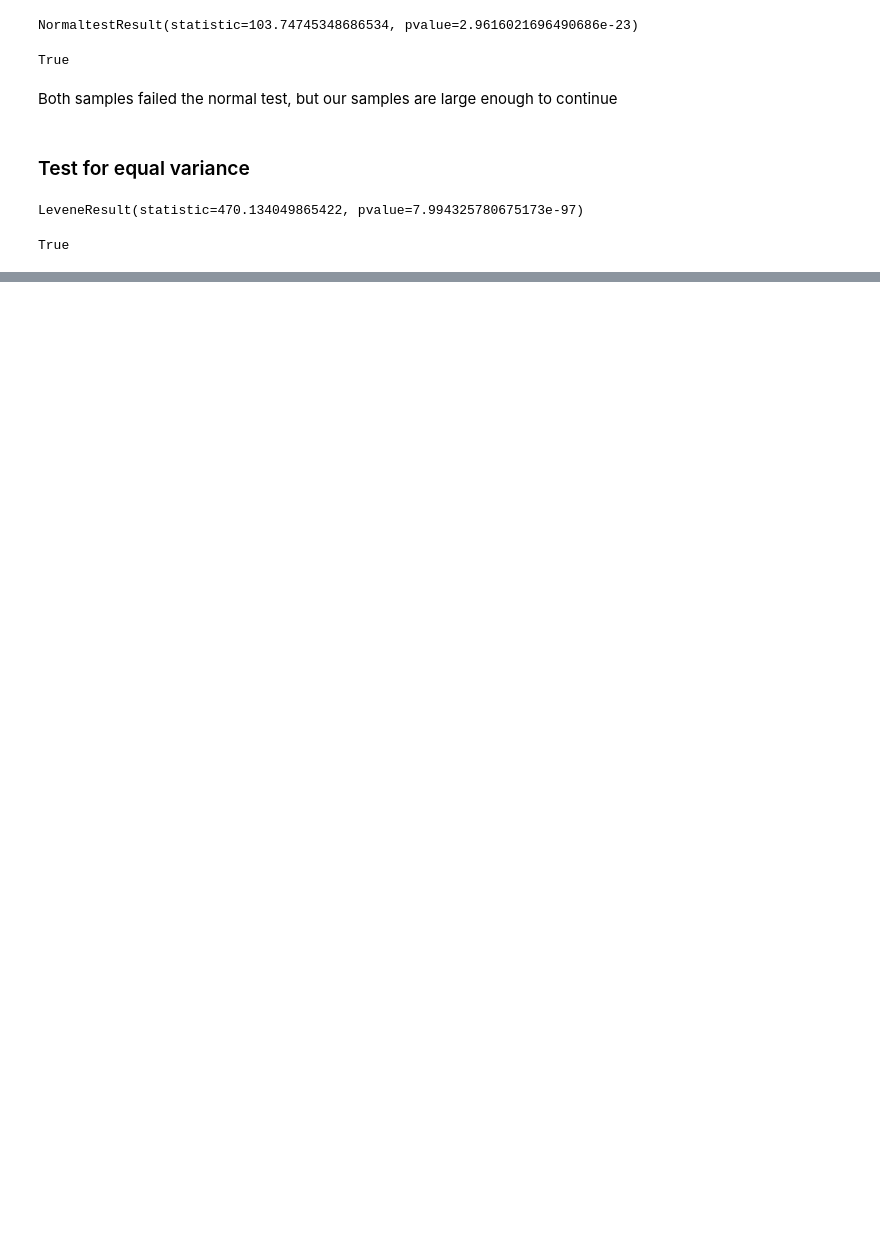
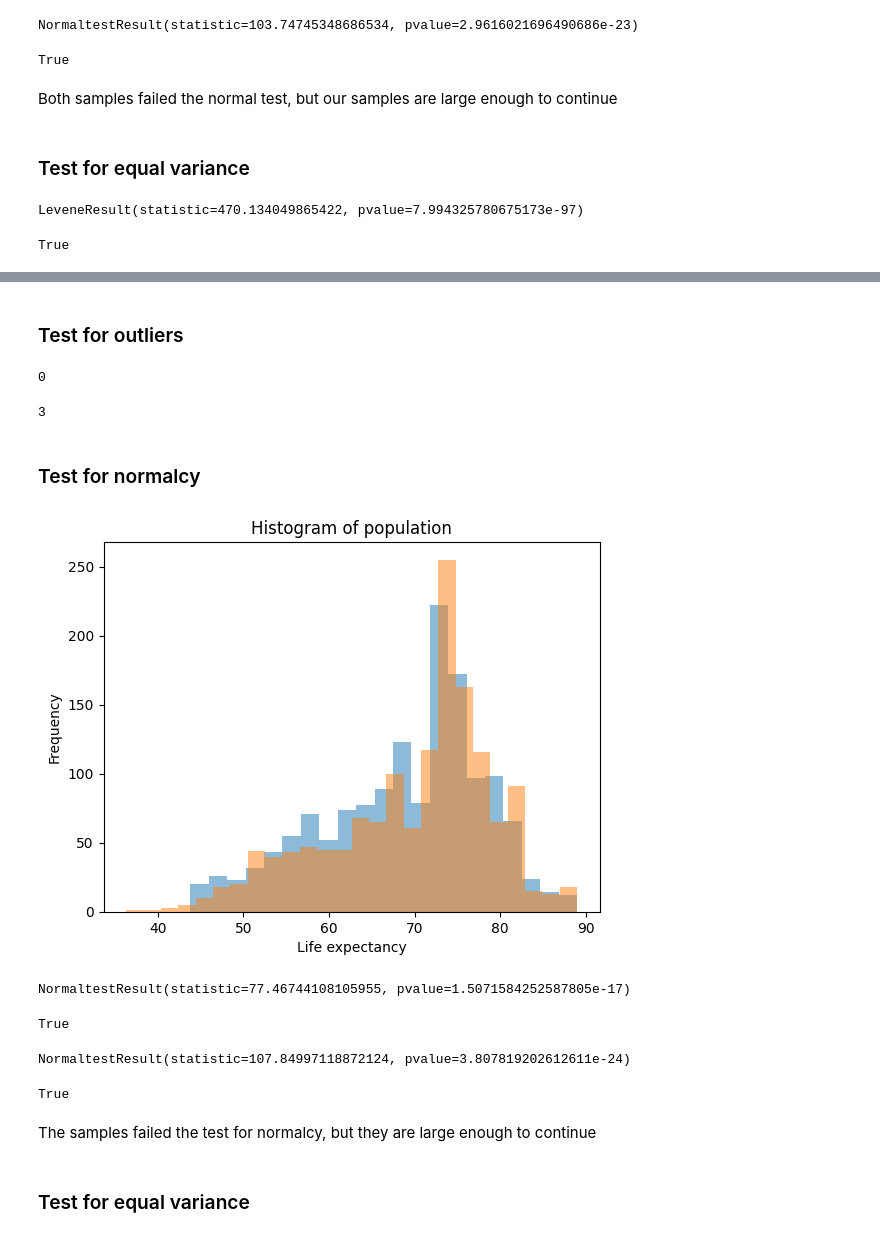
Before and after one commit to CameronBannick/Life-Expectancy-Dataset, a Jupyter notebook: Report on world life expectancy .ipynb, the cells around one changed output, grey strips where cells are left out. Drawn from its saved outputs; the diff is of its cells as text; code cells hidden in the pictures; blank space fills up the shorter version.

```diff
--- a/Report on world life expectancy .ipynb
+++ b/Report on world life expectancy .ipynb
@@ -2163,0 +2275,7 @@ True
+# %%
+#set low sample
+low_pop = df[df['population']<=3675929]
+#set high sample
+high_pop = df[df['population']>3675929]
+#inspect data
+display(low_pop.head(2), high_pop.head(2))
@@ -2163,0 +2291,66 @@ True
+# %%
+#save only life expectancy feature
+low_pop = low_pop['life_expectancy']
+high_pop = high_pop['life_expectancy']
+# %% [markdown]
+### Test for outliers
+# %%
+#call zscore for low group
+zscores = stats.zscore(low_pop)
+#save outliers
+outliers = abs(zscores)>3
+#sum outliers
+print(np.sum(outliers))
+# %% [output]
+0
+# %%
+#call zscore for low group
+zscores = stats.zscore(high_pop)
+#save outliers
+outliers = abs(zscores)>3
+#sum outliers
+print(np.sum(outliers))
+# %% [output]
+3
+# %%
+#remove oultiers
+high_pop = high_pop[np.abs(stats.zscore(high_pop)<3)]
+# %% [markdown]
+### Test for normalcy
+# %%
+#call .hist for both samples
+plt.hist(low_pop, alpha=0.5, label='low population', bins='auto')
+plt.hist(high_pop, alpha=0.5, label='high population', bins='auto')
+#call titleb
+plt.title('Histogram of population')
+#call axis labels
+plt.xlabel('Life expectancy')
+plt.ylabel('Frequency')
+#show plot
+plt.show()
+# %% [output]
+[figure, added]
+# %%
+#call normal test for low sample
+result = stats.normaltest(low_pop)
+#print results
+print(result)
+#call boolean to see significance
+result.pvalue<0.05
+# %% [output]
+NormaltestResult(statistic=77.46744108105955, pvalue=1.5071584252587805e-17)
+True
+# %%
+#call normal test for high sample
+result = stats.normaltest(high_pop)
+#print results
+print(result)
+#call boolean to see significance
+result.pvalue<0.05
+# %% [output]
+NormaltestResult(statistic=107.84997118872124, pvalue=3.807819202612611e-24)
+True
+# %% [markdown]
+The samples failed the test for normalcy, but they are large enough to continue
+# %% [markdown]
+### Test for equal variance
```
Also changed, not shown: parts of 76 cells of this notebook, 3 other files.
